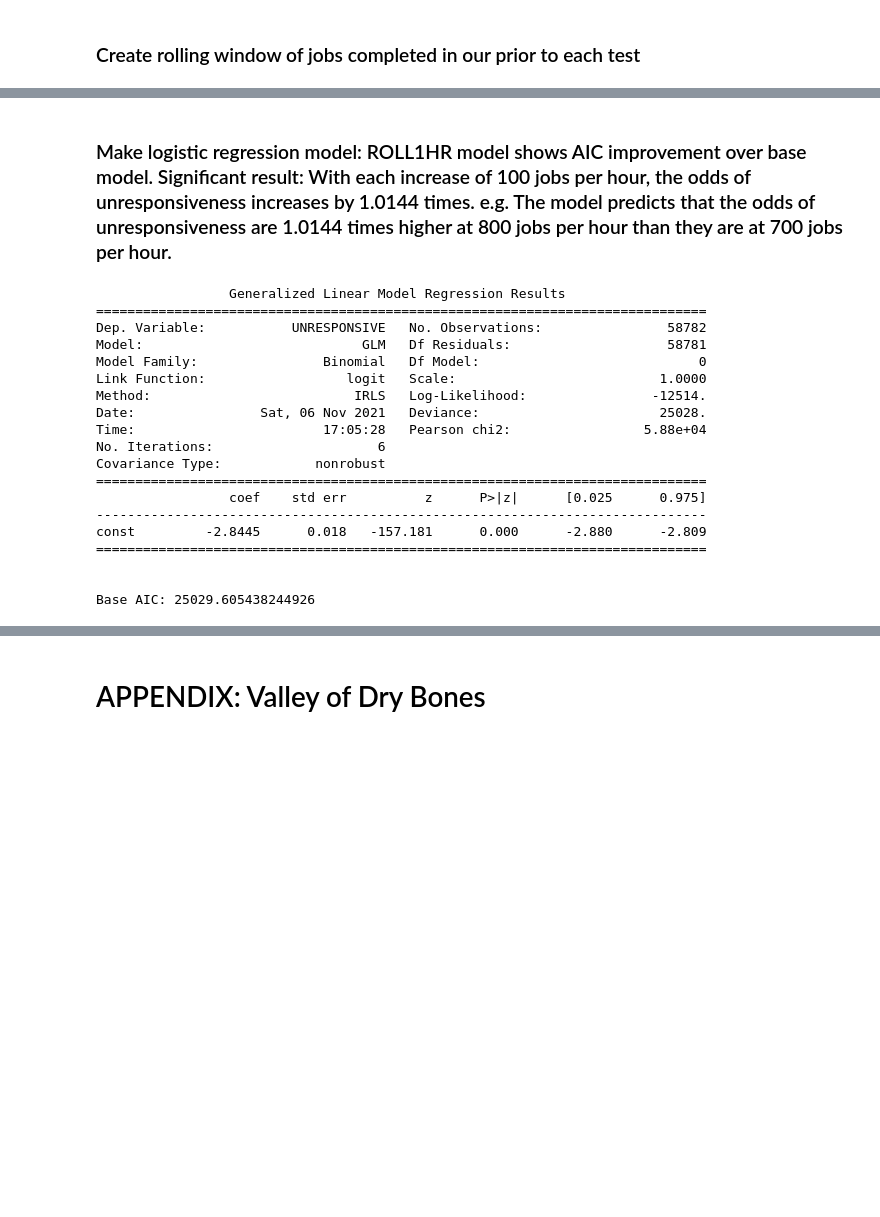
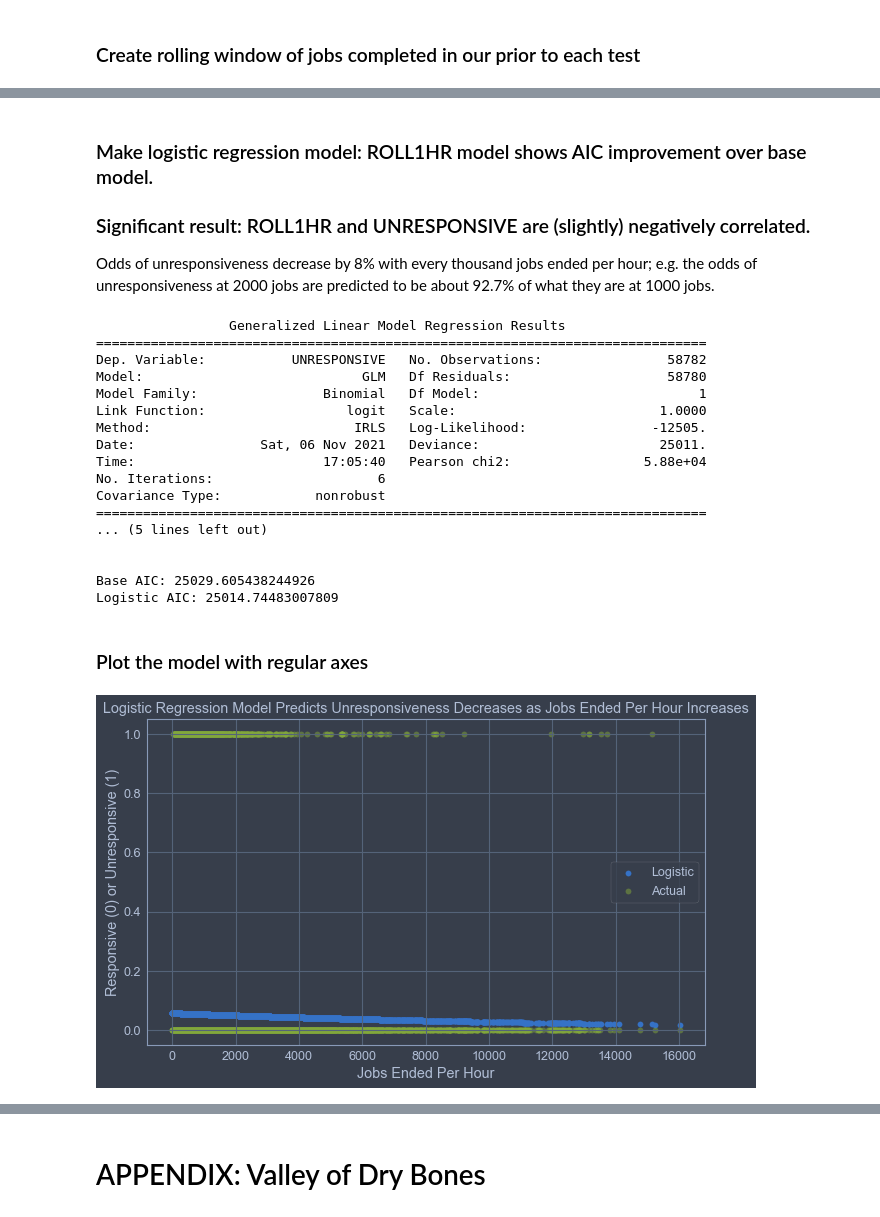
Before and after one commit to jrioross/accre-data-nerds, a Jupyter notebook: notebooks/jrr_03_model_refined.ipynb, the cells around one changed output, grey strips where cells are left out. Cells and saved outputs as stored; diff of their text form; code cells hidden in the pictures; blank space fills up the shorter version.

```diff
--- a/notebooks/jrr_03_model_refined.ipynb
+++ b/notebooks/jrr_03_model_refined.ipynb
@@ -134,5 +124,9 @@ slurm_tests_filt = slurm_tests[(slurm_tests['END'] < '2021-05-18') | (slurm_test
 # %% [markdown]
-### Make logistic regression model: ROLL1HR model shows AIC improvement over base model. Significant result: With each increase of 100 jobs per hour, the odds of unresponsiveness increases by 1.0144 times. e.g. The model predicts that the odds of unresponsiveness are 1.0144 times higher at 800 jobs per hour than they are at 700 jobs per hour.
+### Make logistic regression model: ROLL1HR model shows AIC improvement over base model.
+
+### Significant result: ROLL1HR and UNRESPONSIVE are (slightly) negatively correlated.
+
+Odds of unresponsiveness decrease by 8% with every thousand jobs ended per hour; e.g. the odds of unresponsiveness at 2000 jobs are predicted to be about 92.7% of what they are at 1000 jobs.
 # %%
 logreg_unresponsive_base = (sm.GLM(endog = slurm_tests_filt['UNRESPONSIVE'].astype('int'),
                        exog = sm.add_constant(slurm_tests_filt[[]]),
@@ -140,25 +134,53 @@ logreg_unresponsive_base = (sm.GLM(endog = slurm_tests_filt['UNRESPONSIVE'].asty
                       )
                   .fit()
                )
-print(logreg_unresponsive_base.summary(), '\n\n')
+
+logreg_unresponsive_roll = (sm.GLM(endog = slurm_tests_filt['UNRESPONSIVE'].astype('int'),
+                       exog = sm.add_constant(slurm_tests_filt['ROLL1HR']),
+                       family = sm.families.Binomial(),
+                      )
+                  .fit()
+               )
+print(logreg_unresponsive_roll.summary(), '\n\n')
 print('Base AIC: '+str(logreg_unresponsive_base.aic))
+print('Logistic AIC: '+str(logreg_unresponsive_roll.aic))
 # %% [output]
                  Generalized Linear Model Regression Results
 ==============================================================================
 Dep. Variable:           UNRESPONSIVE   No. Observations:                58782
-Model:                            GLM   Df Residuals:                    58781
-Model Family:                Binomial   Df Model:                            0
+Model:                            GLM   Df Residuals:                    58780
+Model Family:                Binomial   Df Model:                            1
 Link Function:                  logit   Scale:                          1.0000
-Method:                          IRLS   Log-Likelihood:                -12514.
-Date:                Sat, 06 Nov 2021   Deviance:                       25028.
-Time:                        17:05:28   Pearson chi2:                 5.88e+04
+Method:                          IRLS   Log-Likelihood:                -12505.
+Date:                Sat, 06 Nov 2021   Deviance:                       25011.
+Time:                        17:05:40   Pearson chi2:                 5.88e+04
 No. Iterations:                     6
 Covariance Type:            nonrobust
 ==============================================================================
-                 coef    std err          z      P>|z|      [0.025      0.975]
-------------------------------------------------------------------------------
-const         -2.8445      0.018   -157.181      0.000      -2.880      -2.809
-==============================================================================
+... (5 lines left out)
 
 
 Base AIC: 25029.605438244926
+Logistic AIC: 25014.74483007809
+# %% [markdown]
+### Plot the model with regular axes
+# %%
+def logistic(x, a, b):
+    return 1/(1+np.exp(-(a + (b*x))))
+# %%
+fig, ax = plt.subplots(figsize = (10,6))
+
+x = slurm_tests['ROLL1HR']
+y_logistic = logistic(x = x, a = -2.7876, b =-7.347e-05)
+plt.scatter(x, y_logistic, label = 'Logistic')
+
+x = slurm_tests_filt['ROLL1HR']
+y = slurm_tests_filt['UNRESPONSIVE'].astype('int')
+plt.scatter(x, y, label = 'Actual', alpha = 0.5)
+#ax.axhline(0.5)
+plt.legend()
+plt.title("Logistic Regression Model Predicts Unresponsiveness Decreases as Jobs Ended Per Hour Increases")
+plt.ylabel("Responsive (0) or Unresponsive (1)")
+plt.xlabel("Jobs Ended Per Hour");
+# %% [output]
+[figure, added]
```
Also changed, not shown: parts of 19 cells of this notebook.
